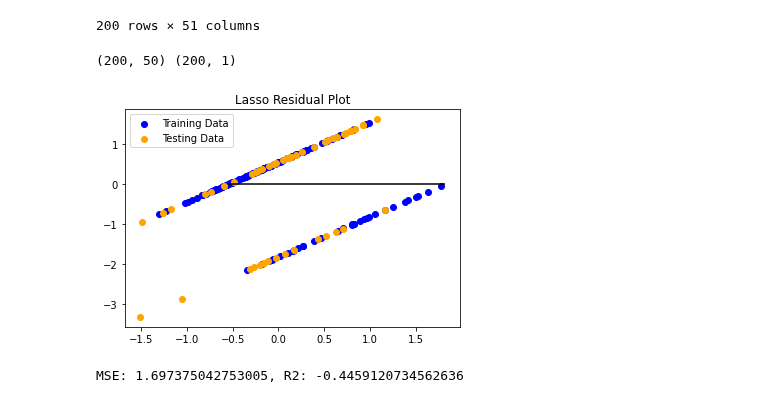
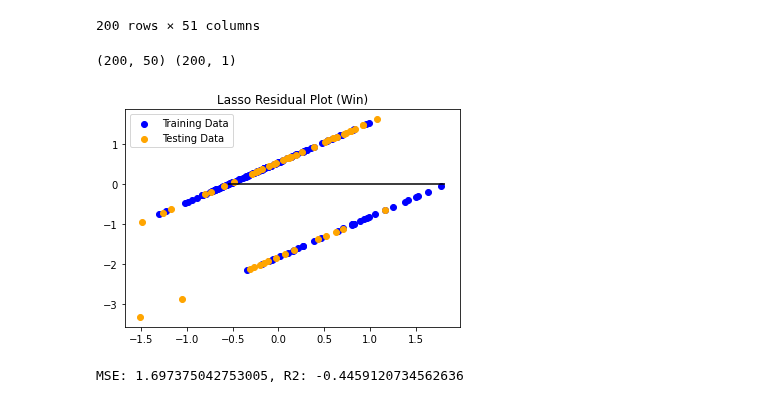
Before and after one commit to jayjackson22/final-project, a Jupyter notebook: final-model-1-multiple regression-win.ipynb, the cells around one changed output. Saved outputs shown, nothing was run; the diff lists cells and outputs as text; code cells hidden in the pictures.

```diff
--- a/final-model-1-multiple regression-win.ipynb
+++ b/final-model-1-multiple regression-win.ipynb
@@ -93,35 +93,35 @@ y_test_scaled = y_scaler.transform(y_test)
 ### BEGIN SOLUTION
 from sklearn.linear_model import LinearRegression
 model = LinearRegression()
 model.fit(X_train_scaled, y_train_scaled)
 ### END SOLUTION
 
 # Create a LinearRegression model and fit it to the scaled training data
 
 ### BEGIN SOLUTION
 from sklearn.linear_model import LinearRegression
 model = LinearRegression()
 model.fit(X_train_scaled, y_train_scaled)
 ### END SOLUTION
 
 # Make predictions using a fitted model
 # Plot the difference between the model predicted values and actual y values, versus the model predicted values
 # Hint: You can predict values of X training and testing data using the model.predict() method on a fitted model
 
 ### BEGIN SOLUTION
 predictions = model.predict(X_test_scaled)
 model.fit(X_train_scaled, y_train_scaled)
 plt.scatter(model.predict(X_train_scaled), model.predict(X_train_scaled) - y_train_scaled, c="blue", label="Training Data")
 plt.scatter(model.predict(X_test_scaled), model.predict(X_test_scaled) - y_test_scaled, c="orange", label="Testing Data")
 plt.legend()
 plt.hlines(y=0, xmin=y_test_scaled.min(), xmax=y_test_scaled.max())
-plt.title("Lasso Residual Plot")
+plt.title("Lasso Residual Plot (Win)")
 plt.savefig("html/static/images/lasso_residual_win.png")
 plt.show()
 ### END SOLUTION
 # %% [output]
 (200, 50) (200, 1)
-[figure, old version]
+[figure, new version]
 # %%
 # Used X_test_scaled, y_test_scaled, and model.predict(X_test_scaled) to calculate MSE and R2
 
```
Also changed, not shown: parts of 1 cell of this notebook, 5 other files.
